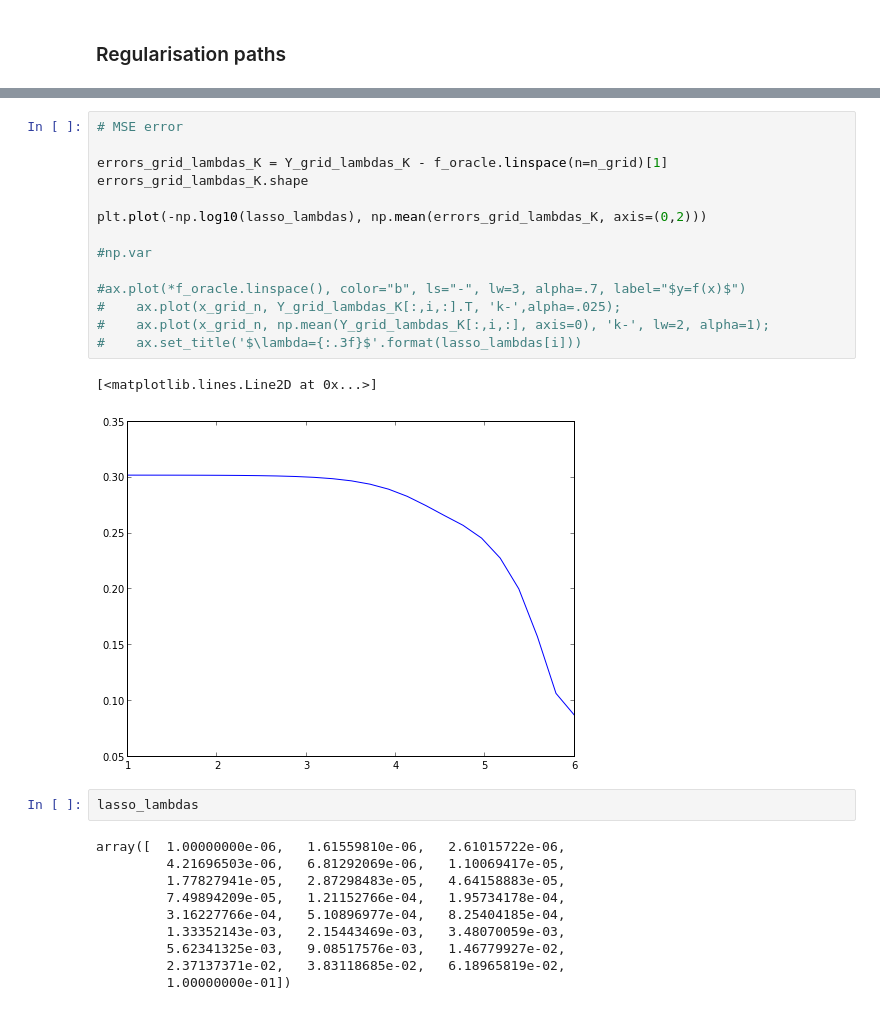
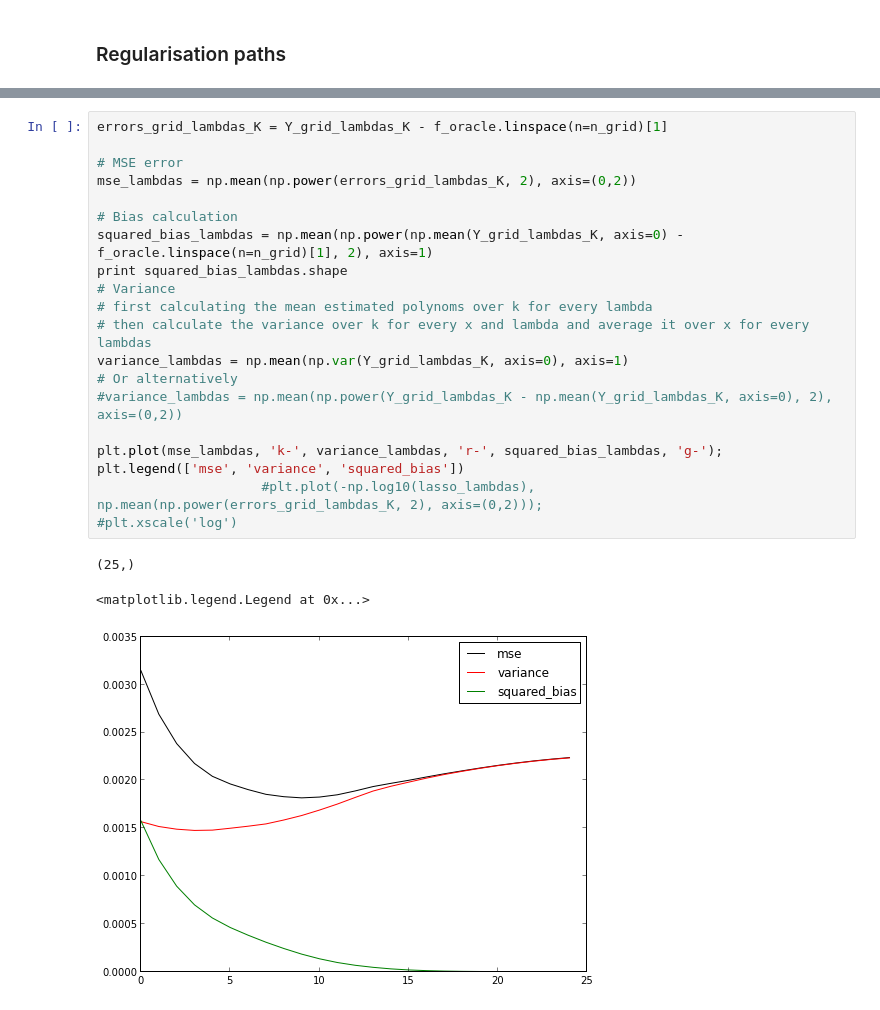
Before and after one commit to pilipolio/20130624_RegressionAndBiasVarianceTalk, a Jupyter notebook: LinearRegression.ipynb, the cells around one changed output, grey strips where cells are left out. Saved outputs shown, nothing was run; the diff lists cells and outputs as text.

```diff
--- a/LinearRegression.ipynb
+++ b/LinearRegression.ipynb
@@ -318,29 +324,24 @@ for i, ax in zip(i_lambdas, axes):
-# %%
-# MSE error
-
-errors_grid_lambdas_K = Y_grid_lambdas_K - f_oracle.linspace(n=n_grid)[1]
-errors_grid_lambdas_K.shape
-
-plt.plot(-np.log10(lasso_lambdas), np.mean(errors_grid_lambdas_K, axis=(0,2)))
-
-#np.var
-
-#ax.plot(*f_oracle.linspace(), color="b", ls="-", lw=3, alpha=.7, label="$y=f(x)$")
-#    ax.plot(x_grid_n, Y_grid_lambdas_K[:,i,:].T, 'k-',alpha=.025);
-#    ax.plot(x_grid_n, np.mean(Y_grid_lambdas_K[:,i,:], axis=0), 'k-', lw=2, alpha=1);
-#    ax.set_title('$\lambda={:.3f}$'.format(lasso_lambdas[i]))
-# %% [output]
-[<matplotlib.lines.Line2D at 0x...>]
-[figure, removed]
-# %%
-lasso_lambdas
-# %% [output]
-array([  1.00000000e-06,   1.61559810e-06,   2.61015722e-06,
-         4.21696503e-06,   6.81292069e-06,   1.10069417e-05,
-         1.77827941e-05,   2.87298483e-05,   4.64158883e-05,
-         7.49894209e-05,   1.21152766e-04,   1.95734178e-04,
-         3.16227766e-04,   5.10896977e-04,   8.25404185e-04,
-         1.33352143e-03,   2.15443469e-03,   3.48070059e-03,
-         5.62341325e-03,   9.08517576e-03,   1.46779927e-02,
-         2.37137371e-02,   3.83118685e-02,   6.18965819e-02,
-         1.00000000e-01])
+# %%
+errors_grid_lambdas_K = Y_grid_lambdas_K - f_oracle.linspace(n=n_grid)[1]
+
+# MSE error
+mse_lambdas = np.mean(np.power(errors_grid_lambdas_K, 2), axis=(0,2))
+
+# Bias calculation
+squared_bias_lambdas = np.mean(np.power(np.mean(Y_grid_lambdas_K, axis=0) - f_oracle.linspace(n=n_grid)[1], 2), axis=1)
+print squared_bias_lambdas.shape
+# Variance
+# first calculating the mean estimated polynoms over k for every lambda
+# then calculate the variance over k for every x and lambda and average it over x for every lambdas
+variance_lambdas = np.mean(np.var(Y_grid_lambdas_K, axis=0), axis=1)
+# Or alternatively
+#variance_lambdas = np.mean(np.power(Y_grid_lambdas_K - np.mean(Y_grid_lambdas_K, axis=0), 2), axis=(0,2))
+
+plt.plot(mse_lambdas, 'k-', variance_lambdas, 'r-', squared_bias_lambdas, 'g-');
+plt.legend(['mse', 'variance', 'squared_bias'])
+                     #plt.plot(-np.log10(lasso_lambdas), np.mean(np.power(errors_grid_lambdas_K, 2), axis=(0,2)));
+#plt.xscale('log')
+# %% [output]
+(25,)
+<matplotlib.legend.Legend at 0x...>
+[figure, added]
```
Also changed, not shown: parts of 7 cells of this notebook.
